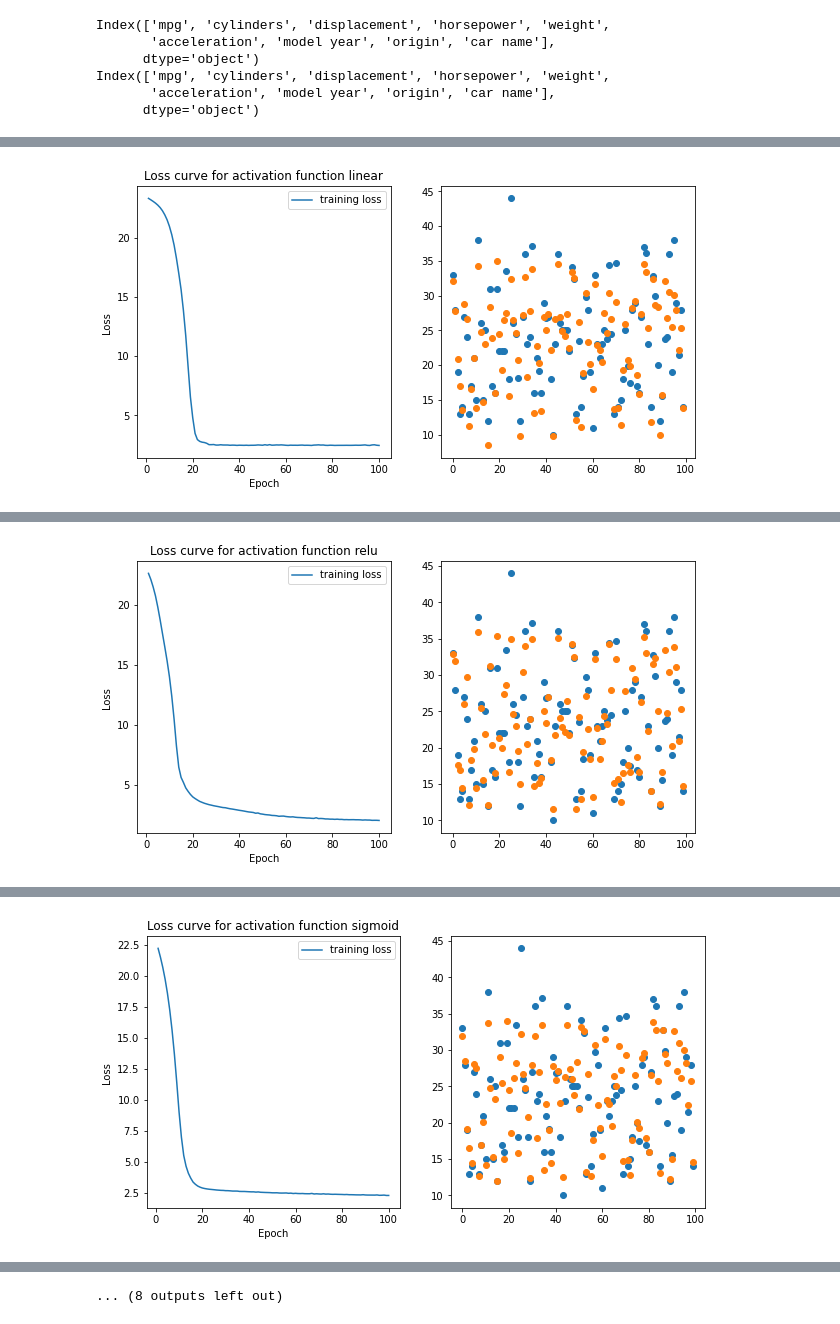
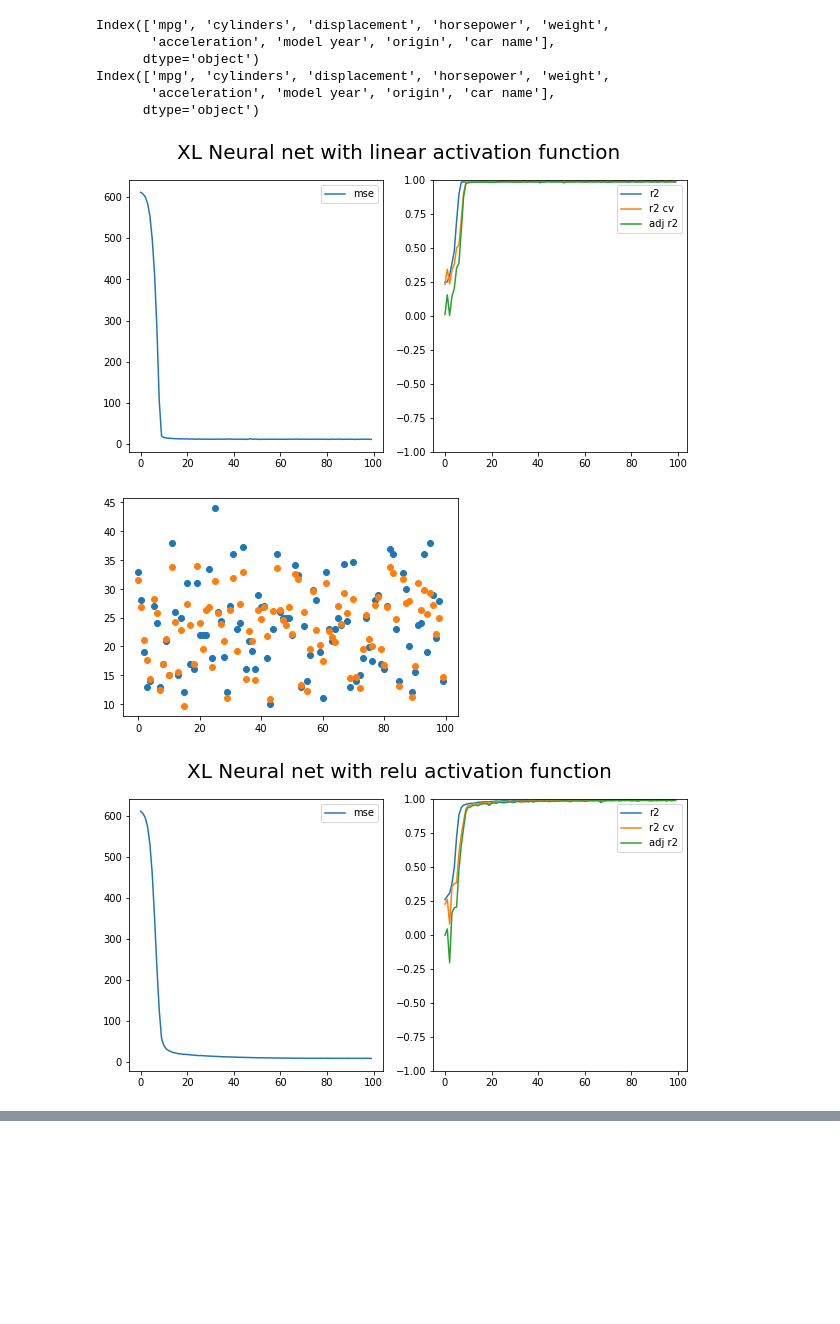
Before and after one commit to Bhavana5N/Datascience_1, a Jupyter notebook: DataScience2/python/autompg/Neural_autompg_XL.ipynb, the cells around one changed output, grey strips where cells are left out. Drawn from its saved outputs; the diff is of its cells as text; code cells hidden in the pictures; blank space fills up the shorter version.

```diff
--- a/DataScience2/python/autompg/Neural_autompg_XL.ipynb
+++ b/DataScience2/python/autompg/Neural_autompg_XL.ipynb
@@ -81,50 +98,59 @@ activation_list = ['linear','relu', 'sigmoid', 'tanh', 'elu','softmax','softplus
+# %%
+def model_function(i, len_x):
+    model = Sequential()
+    model.add(Dense(len_x+1, input_dim=len_x, activation=i, kernel_initializer='normal'))
+    model.add(Dense(len_x+1))
+    model.add(Dense(len_x+1))
+
+    model.add(Dense(1, kernel_initializer='normal'))
+
+    model.compile(optimizer='adam', loss='mae',  metrics = ['mse',r2_coeff, adj_r2])
+    return model
 # %%
 r2_list = []
 r2_bar_list=[]
+r2_scores_cv=[]
 for i in activation_list:
-    model = Sequential()
-    model.add(Dense(13, input_dim=len(X), activation=i))
-    model.add(Dense(13))
-    model.add(Dense(13))
-    model.add(Dense(1))
+    model_cv= model_function(i, len(X))
+    model_r= model_function(i, len(X))
+    model_cv_history = model_cv.fit(X_train, Y_train, epochs = 100, validation_split = 0.2,verbose = 0, batch_size=10)
+    model_r_history = model_r.fit(X_train, Y_train, epochs = 100, verbose = 0, batch_size=10)
 
-    model.compile(optimizer='adam', loss='mae', metrics=['mae'])
-    #model.compile(Adam(lr=0.003), 'mean_squared_error')
+    #Plots model's training cost/loss and model's validation split cost/loss
 
-    print(model.summary())
+    plt.subplots(1,2,figsize=(10,5))
+    plt.suptitle("XL Neural net with "+i+" activation function", fontsize=20)
+    plt.subplot(121)
+    plt.plot( range(100), model_cv_history.history['mse'],label="mse")
+    plt.legend()
+    plt.subplot(122)
+    plt.plot( range(100), model_r_history.history['r2_coeff'],label="r2")
+    plt.plot( range(100), model_cv_history.history['r2_coeff'],label="r2 cv")
+    plt.plot( range(100), model_cv_history.history['adj_r2'],label="adj r2")
+    plt.ylim([-1, 1])
+    plt.legend()
+    plt.show()
 
-    #Fits model
-    history = model.fit(X_train, Y_train, epochs = 100, validation_split = 0.1,verbose = 0)
-    history_dict=history.history
-    print(history_dict.keys())
-    #Plots model's training cost/loss and model's validation split cost/loss
-    loss_values = history_dict['loss']
-    val_loss_values=history_dict['val_loss']
+    predict_y = model_r.predict(X_test)
+    predict_y_cv = model_cv.predict(X_test)
+    r2=r2_score(Y_test,predict_y)
+    r2_list.append(r2)
+    r2_bar_list.append(adjusted_r2_score(r2, X_train.shape[0],X_train.shape[1]-1))
+    r2_scores_cv.append(r2_score(Y_test,predict_y_cv))
     #plt.figure()
 #     plt.plot(loss_values,label='training loss')
 #     plt.show()
     # Runs model (the one with the activation function, although this doesn't really matter as they perform the same)
     # with its current weights on the training and testing data
-    y_train_pred = model.predict(X_train)
-    y_test_pred = model.predict(X_test)
 
 
 
-    epochs = range(1, len(loss_values) + 1)
 
 
-    r2=r2_score(Y_test, y_test_pred)
-    r2_list.append(r2)
-    r2_bar_list.append(calculate_adj_r2(r2, len(X),len(X_test)))
-    plt.subplots(1,2,figsize=(10,5))
-    plt.subplot(121)
-    plt.title('Loss curve for activation function '+ i)
-    plt.xlabel('Epoch')
-    plt.ylabel('Loss ')
-    plt.plot(epochs, loss_values, '-', label='training loss')
-    plt.legend()
-    plt.subplot(122)
     plt.scatter(x=range(len(X_test)), y=Y_test)
-    plt.scatter(x=range(len(X_test)), y=y_test_pred)
+    plt.scatter(x=range(len(X_test)), y=predict_y_cv)
     plt.show()
 # %% [output]
+[figure, new version]
+[figure, new version]
+[figure, new version]
@@ -151 +166,0 @@ dict_keys(['val_loss', 'val_mae', 'loss', 'mae'])
-[figure, old version]
@@ -170 +166,0 @@ dict_keys(['val_loss', 'val_mae', 'loss', 'mae'])
-[figure, old version]
@@ -189 +166,0 @@ dict_keys(['val_loss', 'val_mae', 'loss', 'mae'])
-[figure, old version]
@@ -247,4 +167,3 @@ dict_keys(['val_loss', 'val_mae', 'loss', 'mae'])
-... (8 outputs left out)
 # %%
 print("Neural Net 4 Layers")
 for i in range(len(activation_list)):
```
Also changed, not shown: parts of 6 cells of this notebook, 21 other files.
